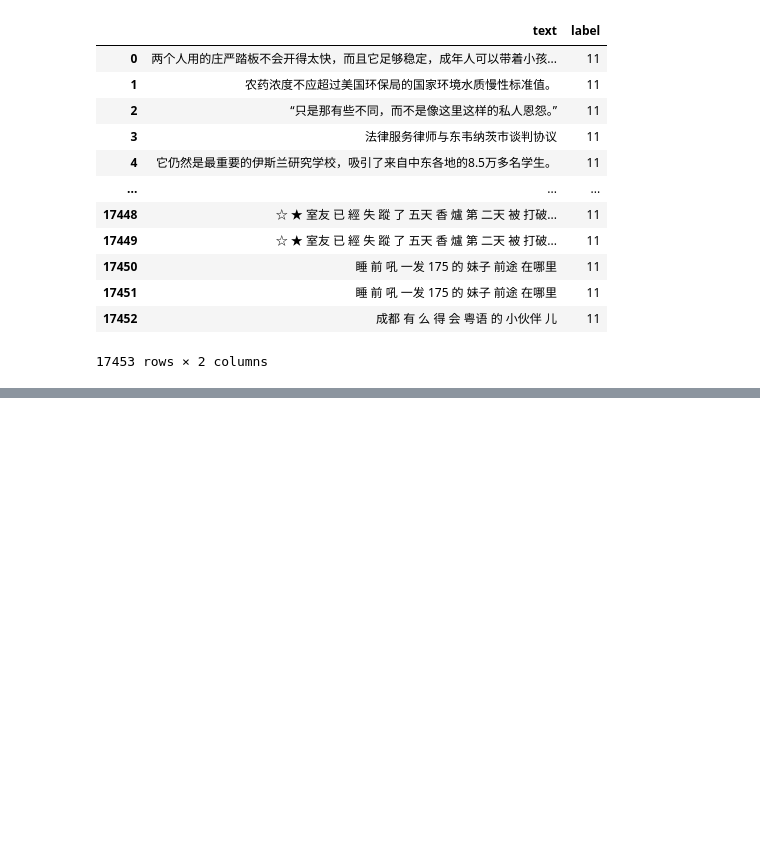
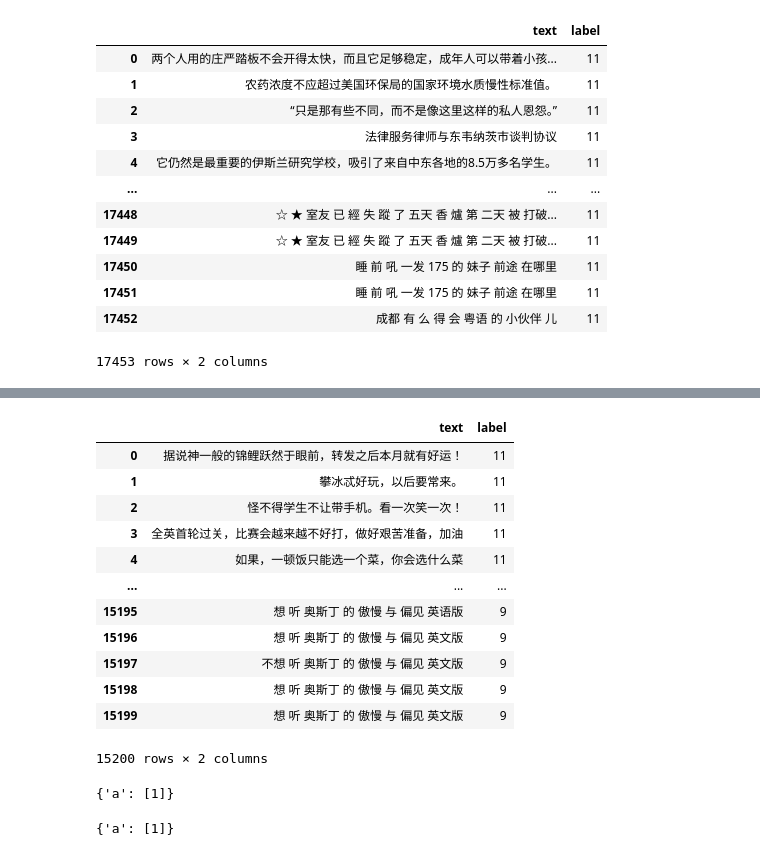
Before and after one commit to EeyoreLee/EarleeNLP, a Jupyter notebook: notebook/ood.ipynb, the cells around one changed output, grey strips where cells are left out. Cells and saved outputs as stored; diff of their text form; code cells hidden in the pictures; blank space fills up the shorter version.

```diff
--- a/notebook/ood.ipynb
+++ b/notebook/ood.ipynb
@@ -380,0 +471,18 @@ p.findall('s ff s rqws saqe  sa')
+# %%
+df = pd.concat([df_new_ood, df_only_intent])
+df = df.reset_index(drop=True)
+df
+# %% [output]
+|  | text | label |
+| 0 | 据说神一般的锦鲤跃然于眼前，转发之后本月就有好运！ | 11 |
+| 1 | 攀冰忒好玩，以后要常来。 | 11 |
+| 2 | 怪不得学生不让带手机。看一次笑一次！ | 11 |
+| 3 | 全英首轮过关，比赛会越来越不好打，做好艰苦准备，加油 | 11 |
+| 4 | 如果，一顿饭只能选一个菜，你会选什么菜 | 11 |
+| ... | ... | ... |
+| 15195 | 想 听 奥斯丁 的 傲慢 与 偏见 英语版 | 9 |
+| 15196 | 想 听 奥斯丁 的 傲慢 与 偏见 英文版 | 9 |
+| 15197 | 不想 听 奥斯丁 的 傲慢 与 偏见 英文版 | 9 |
+| 15198 | 想 听 奥斯丁 的 傲慢 与 偏见 英文版 | 9 |
+| 15199 | 想 听 奥斯丁 的 傲慢 与 偏见 英文版 | 9 |
+15200 rows × 2 columns
@@ -380,0 +491,14 @@ p.findall('s ff s rqws saqe  sa')
+# %%
+tmp = [1]
+data = {
+    'a': [2]
+}
+data['a'] = tmp
+data
+# %% [output]
+{'a': [1]}
+# %%
+tmp = []
+data
+# %% [output]
+{'a': [1]}
```
Also changed, not shown: parts of 14 cells of this notebook, 5 other files.
